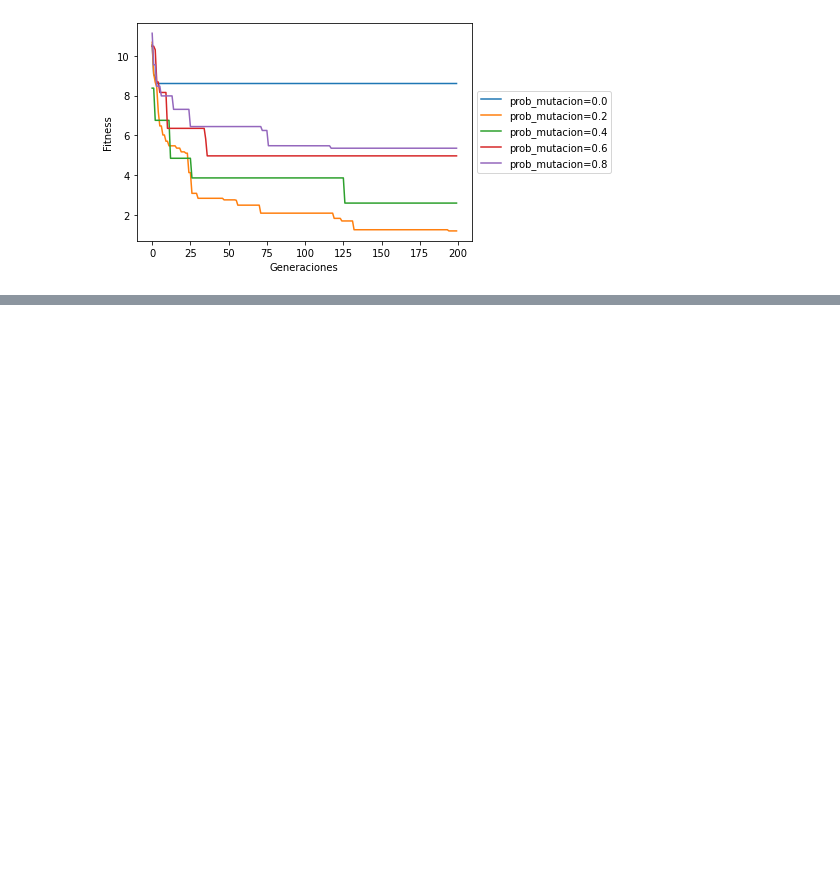
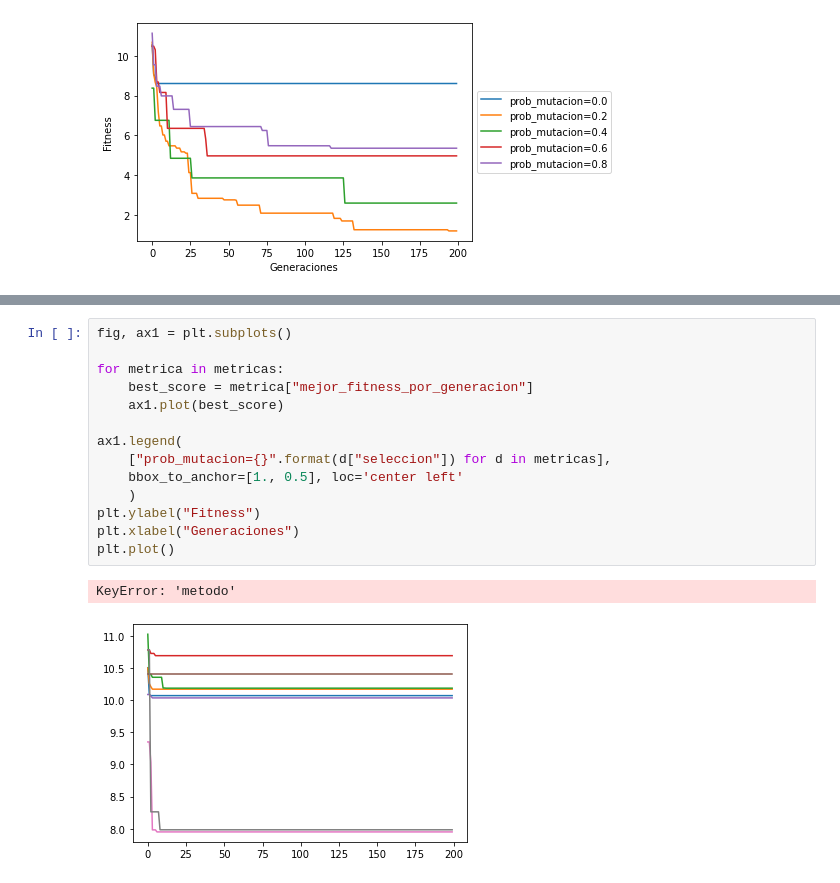
Before and after one commit to ArianSAGGESE7/sia-tp2, a Jupyter notebook: algoritmos_geneticos.ipynb, the cells around one changed output, grey strips where cells are left out. Cells and saved outputs as stored; diff of their text form; blank space fills up the shorter version.

Commit message:
comparativa en nb de metodos de seleccion

```diff
--- a/algoritmos_geneticos.ipynb
+++ b/algoritmos_geneticos.ipynb
@@ -233,0 +282,17 @@ plt.plot()
+# %%
+fig, ax1 = plt.subplots()
+
+for metrica in metricas:
+    best_score = metrica["mejor_fitness_por_generacion"]
+    ax1.plot(best_score)
+
+ax1.legend(
+    ["prob_mutacion={}".format(d["seleccion"]) for d in metricas],
+    bbox_to_anchor=[1., 0.5], loc='center left'
+    )
+plt.ylabel("Fitness")
+plt.xlabel("Generaciones")
+plt.plot()
+# %% [output]
+KeyError: 'metodo'
+[figure, added]
```
Also changed, not shown: parts of 2 cells of this notebook.
